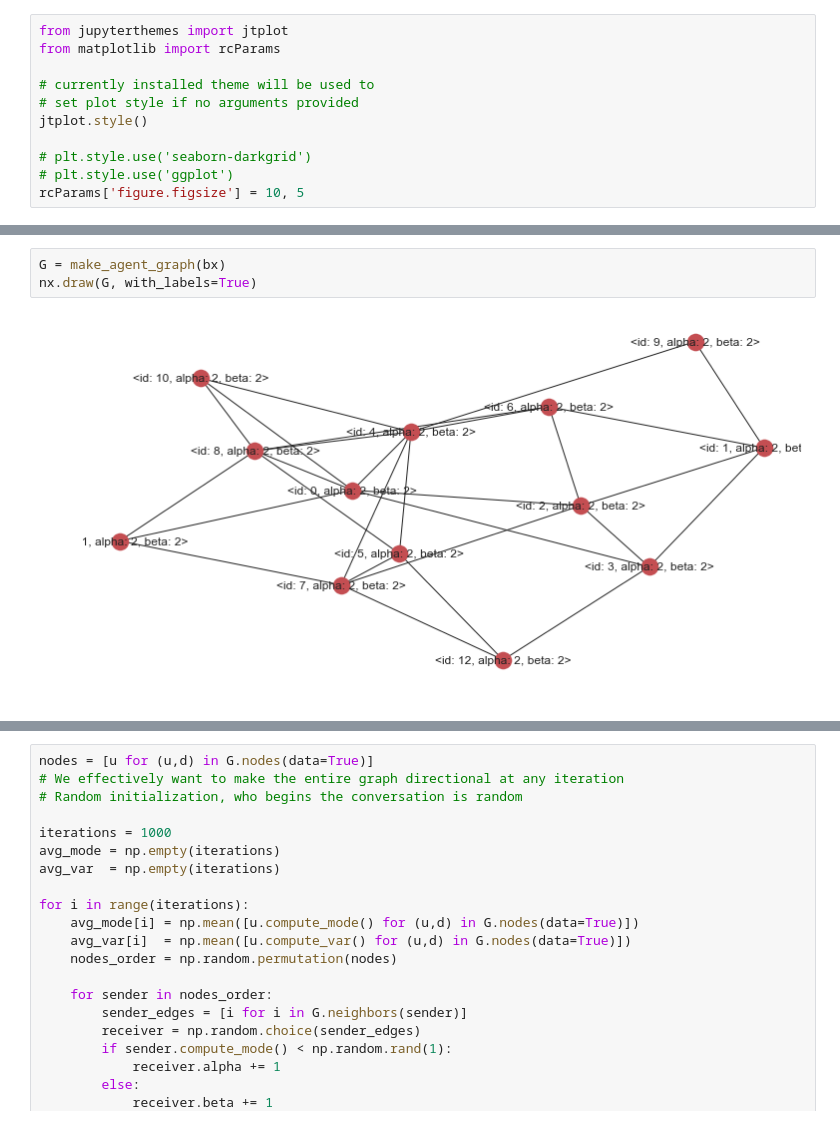
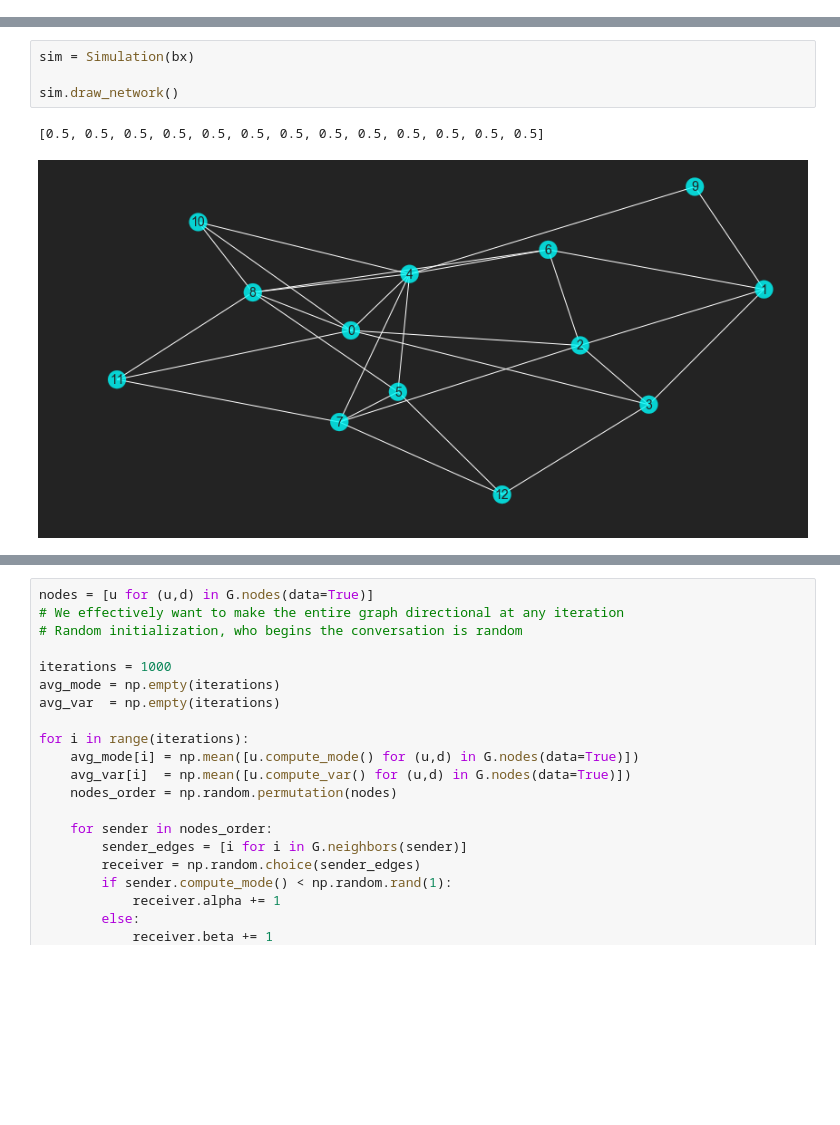
Before and after one commit to mrdevlar/network_choice, a Jupyter notebook: Simulation.ipynb, the cells around one changed output, grey strips where cells are left out. Drawn from its saved outputs; the diff is of its cells as text; blank space fills up the shorter version.

Commit message:
added formal class for Simulation including make graph and draw

```diff
--- a/Simulation.ipynb
+++ b/Simulation.ipynb
@@ -7,16 +11,5 @@ from collections import defaultdict
 
 seed = 42
 np.random.seed(seed)
-# %%
-from jupyterthemes import jtplot
-from matplotlib import rcParams
-
-# currently installed theme will be used to
-# set plot style if no arguments provided
-jtplot.style()
-
-# plt.style.use('seaborn-darkgrid')
-# plt.style.use('ggplot')
-rcParams['figure.figsize'] = 10, 5
 # %%
 class Simulation:
@@ -100,6 +99,8 @@ plt.show()
-# %%
-G = make_agent_graph(bx)
-nx.draw(G, with_labels=True)
-# %% [output]
-[figure, removed]
+# %%
+sim = Simulation(bx)
+
+sim.draw_network()
+# %% [output]
+[0.5, 0.5, 0.5, 0.5, 0.5, 0.5, 0.5, 0.5, 0.5, 0.5, 0.5, 0.5, 0.5]
+[figure, added]
 # %%
```
Also changed, not shown: parts of 8 cells of this notebook.
